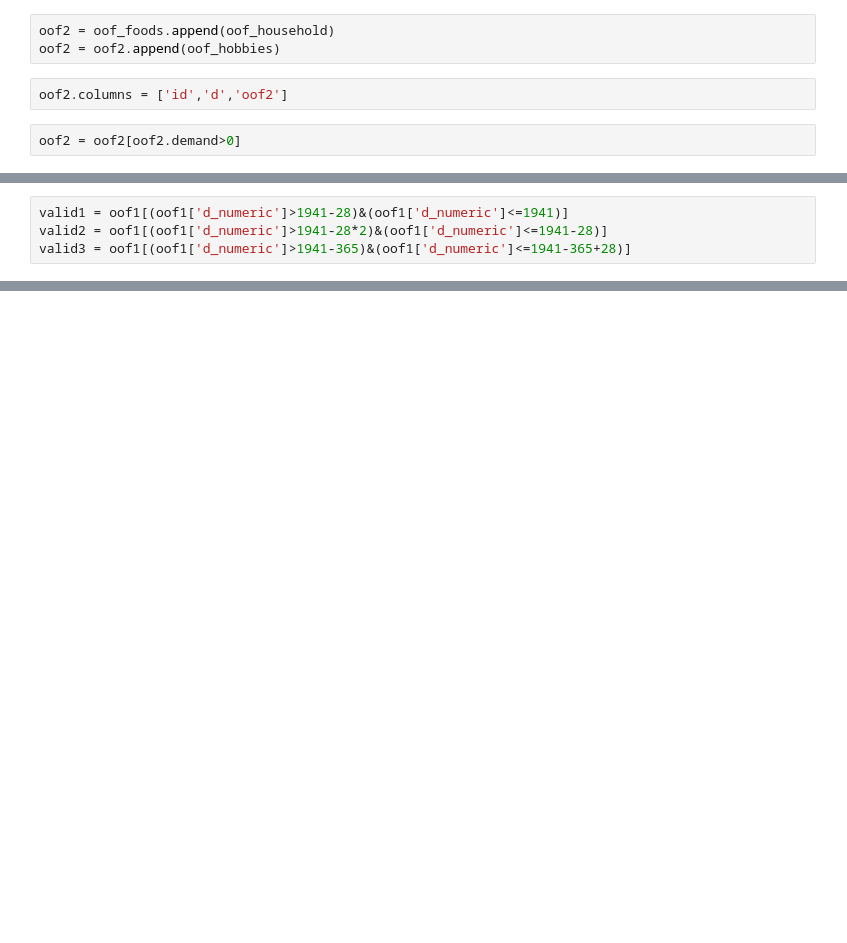
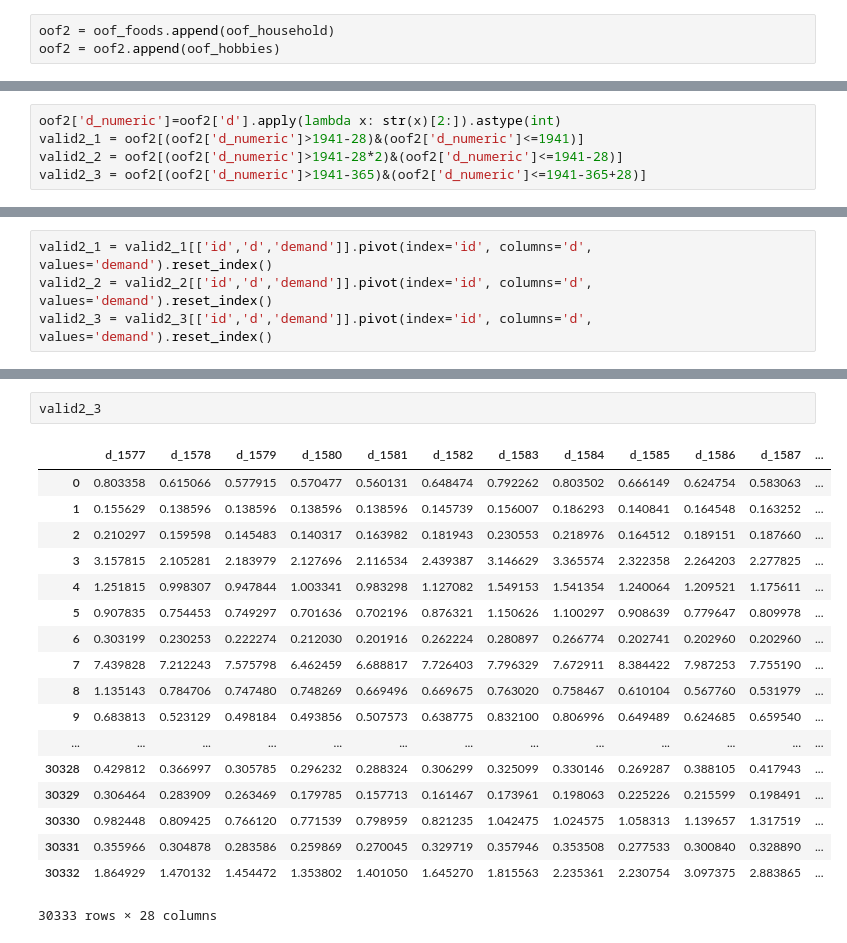
Before and after one commit to MitsuruFujiwara/M5-Forecasting-Accuracy, a Jupyter notebook: src/907_score.ipynb, the cells around one changed output, grey strips where cells are left out. Cells and saved outputs as stored; diff of their text form; blank space fills up the shorter version.

```diff
--- a/src/907_score.ipynb
+++ b/src/907_score.ipynb
@@ -192,7 +137,3 @@ oof_hobbies = pd.read_csv('../output/oof_lgbm_cv_hobbies.csv')
 # %%
 oof2 = oof_foods.append(oof_household)
 oof2 = oof2.append(oof_hobbies)
-# %%
-oof2.columns = ['id','d','oof2']
-# %%
-oof2 = oof2[oof2.demand>0]
@@ -249,4 +140,5 @@ oof1['d_numeric']=oof1['d'].apply(lambda x: str(x)[2:]).astype(int)
 # %%
-valid1 = oof1[(oof1['d_numeric']>1941-28)&(oof1['d_numeric']<=1941)]
-valid2 = oof1[(oof1['d_numeric']>1941-28*2)&(oof1['d_numeric']<=1941-28)]
-valid3 = oof1[(oof1['d_numeric']>1941-365)&(oof1['d_numeric']<=1941-365+28)]
+oof2['d_numeric']=oof2['d'].apply(lambda x: str(x)[2:]).astype(int)
+valid2_1 = oof2[(oof2['d_numeric']>1941-28)&(oof2['d_numeric']<=1941)]
+valid2_2 = oof2[(oof2['d_numeric']>1941-28*2)&(oof2['d_numeric']<=1941-28)]
+valid2_3 = oof2[(oof2['d_numeric']>1941-365)&(oof2['d_numeric']<=1941-365+28)]
@@ -316 +145,5 @@ valid3
+# %%
+valid2_1 = valid2_1[['id','d','demand']].pivot(index='id', columns='d', values='demand').reset_index()
+valid2_2 = valid2_2[['id','d','demand']].pivot(index='id', columns='d', values='demand').reset_index()
+valid2_3 = valid2_3[['id','d','demand']].pivot(index='id', columns='d', values='demand').reset_index()
 # %%
@@ -317,0 +241,21 @@ valid1 = valid1[['id','d','demand']].pivot(index='id', columns='d', values='dema
+# %%
+valid2_3
+# %% [output]
+|  | d_1577 | d_1578 | d_1579 | d_1580 | d_1581 | d_1582 | d_1583 | d_1584 | d_1585 | d_1586 | d_1587 | ... |
+| 0 | 0.803358 | 0.615066 | 0.577915 | 0.570477 | 0.560131 | 0.648474 | 0.792262 | 0.803502 | 0.666149 | 0.624754 | 0.583063 | ... |
+| 1 | 0.155629 | 0.138596 | 0.138596 | 0.138596 | 0.138596 | 0.145739 | 0.156007 | 0.186293 | 0.140841 | 0.164548 | 0.163252 | ... |
+| 2 | 0.210297 | 0.159598 | 0.145483 | 0.140317 | 0.163982 | 0.181943 | 0.230553 | 0.218976 | 0.164512 | 0.189151 | 0.187660 | ... |
+| 3 | 3.157815 | 2.105281 | 2.183979 | 2.127696 | 2.116534 | 2.439387 | 3.146629 | 3.365574 | 2.322358 | 2.264203 | 2.277825 | ... |
+| 4 | 1.251815 | 0.998307 | 0.947844 | 1.003341 | 0.983298 | 1.127082 | 1.549153 | 1.541354 | 1.240064 | 1.209521 | 1.175611 | ... |
+| 5 | 0.907835 | 0.754453 | 0.749297 | 0.701636 | 0.702196 | 0.876321 | 1.150626 | 1.100297 | 0.908639 | 0.779647 | 0.809978 | ... |
+| 6 | 0.303199 | 0.230253 | 0.222274 | 0.212030 | 0.201916 | 0.262224 | 0.280897 | 0.266774 | 0.202741 | 0.202960 | 0.202960 | ... |
+| 7 | 7.439828 | 7.212243 | 7.575798 | 6.462459 | 6.688817 | 7.726403 | 7.796329 | 7.672911 | 8.384422 | 7.987253 | 7.755190 | ... |
+| 8 | 1.135143 | 0.784706 | 0.747480 | 0.748269 | 0.669496 | 0.669675 | 0.763020 | 0.758467 | 0.610104 | 0.567760 | 0.531979 | ... |
+| 9 | 0.683813 | 0.523129 | 0.498184 | 0.493856 | 0.507573 | 0.638775 | 0.832100 | 0.806996 | 0.649489 | 0.624685 | 0.659540 | ... |
+| ... | ... | ... | ... | ... | ... | ... | ... | ... | ... | ... | ... | ... |
+| 30328 | 0.429812 | 0.366997 | 0.305785 | 0.296232 | 0.288324 | 0.306299 | 0.325099 | 0.330146 | 0.269287 | 0.388105 | 0.417943 | ... |
+| 30329 | 0.306464 | 0.283909 | 0.263469 | 0.179785 | 0.157713 | 0.161467 | 0.173961 | 0.198063 | 0.225226 | 0.215599 | 0.198491 | ... |
+| 30330 | 0.982448 | 0.809425 | 0.766120 | 0.771539 | 0.798959 | 0.821235 | 1.042475 | 1.024575 | 1.058313 | 1.139657 | 1.317519 | ... |
+| 30331 | 0.355966 | 0.304878 | 0.283586 | 0.259869 | 0.270045 | 0.329719 | 0.357946 | 0.353508 | 0.277533 | 0.300840 | 0.328890 | ... |
+| 30332 | 1.864929 | 1.470132 | 1.454472 | 1.353802 | 1.401050 | 1.645270 | 1.815563 | 2.235361 | 2.230754 | 3.097375 | 2.883865 | ... |
+30333 rows × 28 columns
```
Also changed, not shown: parts of 52 cells of this notebook, 41 other files.
